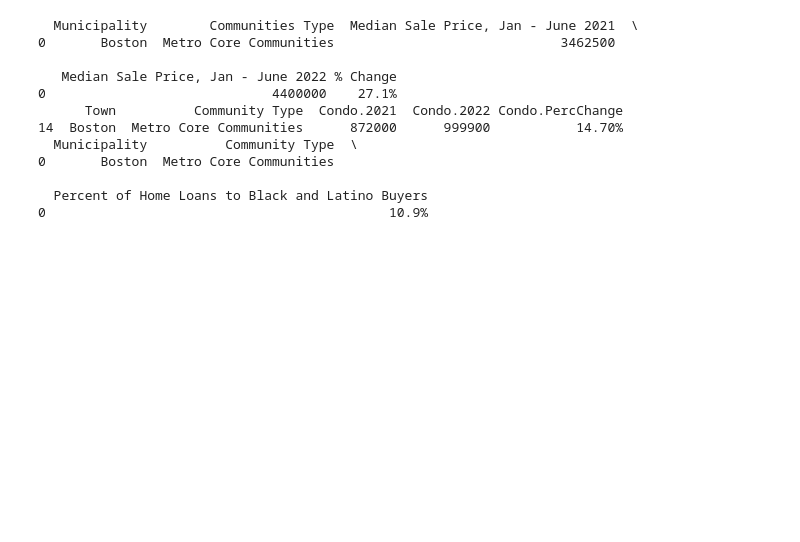
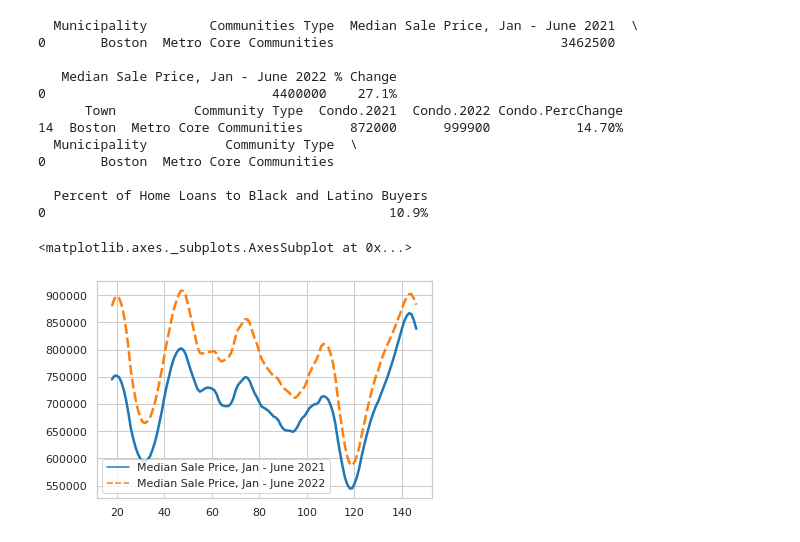
Before and after one commit to josamontiel/data-analysis, a Jupyter notebook: boston-median-home-prices-2021-2022.ipynb, the cells around one changed output. Cells and saved outputs as stored; diff of their text form; code cells hidden in the pictures; blank space fills up the shorter version.

```diff
--- a/boston-median-home-prices-2021-2022.ipynb
+++ b/boston-median-home-prices-2021-2022.ipynb
@@ -20,9 +20,9 @@ print("Connected to 'mydatabase.db'")
 # These names will represent the three different
 # data sets used to create this project
 
-single_family_data = read_csv('/datasets/single_family_home.csv')
-condo_data = read_csv('/datasets/median_condo_price.csv')
-black_and_latino_data = read_csv('/datasets/black_and_latino_mortgage_rates.csv')
+single_family_data = read_csv('/content/datasets/single_family_home.csv')
+condo_data = read_csv('/content/datasets/median_condo_price.csv')
+black_and_latino_data = read_csv('/content/datasets/black_and_latino_mortgage_rates.csv')
 
 # Prints a message to show that everything is loaded up
 print("All systems GO!")
@@ -315,3 +300,11 @@ all_boston_data()
 
   Percent of Home Loans to Black and Latino Buyers
 0                                            10.9%
+# %%
+sns.set_theme(style="whitegrid")
+single_family_data = single_family_data.rolling(7).mean()
+
+sns.lineplot(data=single_family_data, palette="tab10", linewidth=2.5)
+# %% [output]
+<matplotlib.axes._subplots.AxesSubplot at 0x...>
+[figure, added]
```
Also changed, not shown: parts of 2 cells of this notebook.
